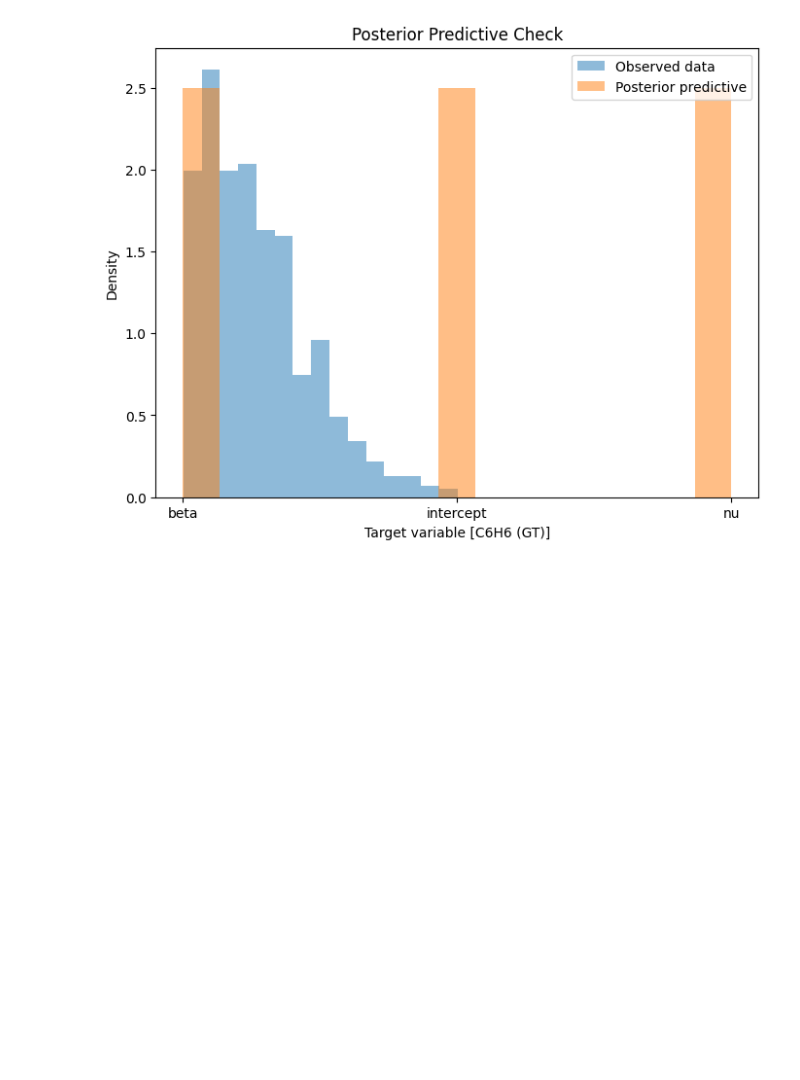
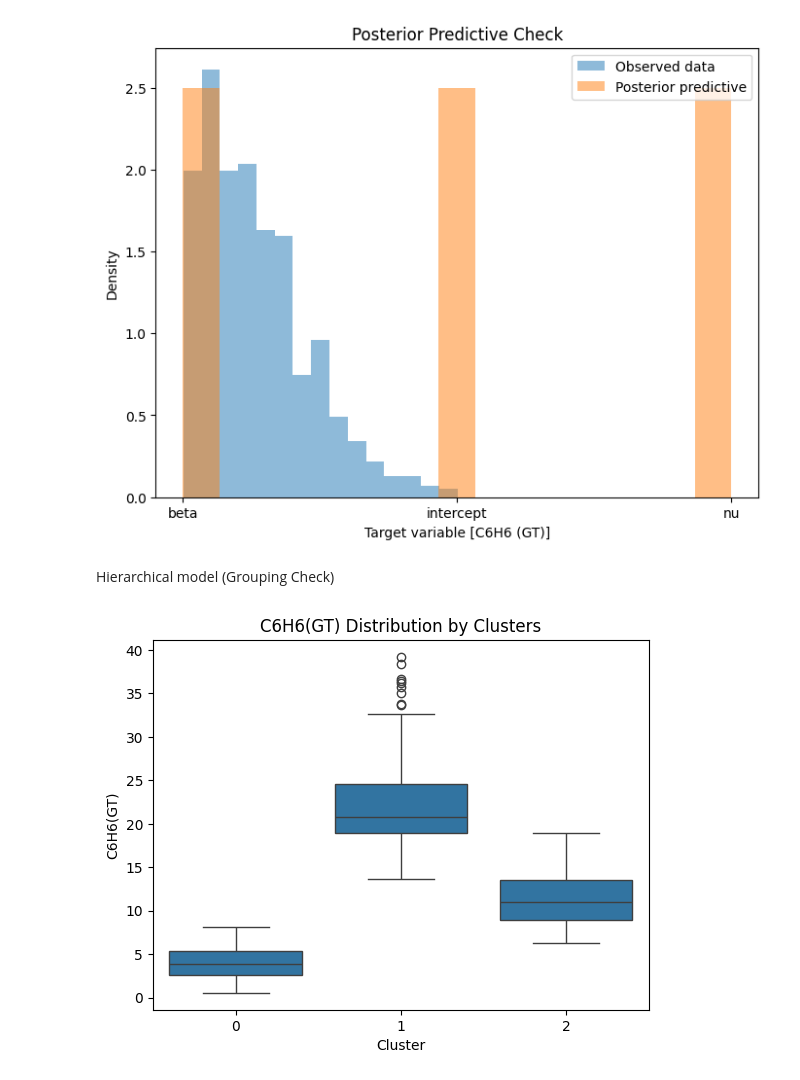
Before and after one commit to alcatraz47/Bayesian_Analysis_on_AQI, a Jupyter notebook: new_model_dev.ipynb, the cells around one changed output. Cells and saved outputs as stored; diff of their text form; code cells hidden in the pictures; blank space fills up the shorter version.

Commit message:
hierarchical model and linear model introduced

```diff
--- a/new_model_dev.ipynb
+++ b/new_model_dev.ipynb
@@ -235,3 +236,35 @@ Inference data with groups:
         > sample_stats
         > observed_data
 [figure]
+# %% [markdown]
+Hierarchical model (Grouping Check)
+# %%
+# Load the dataset
+data_path = os.path.join(os.path.dirname(os.path.dirname(os.getcwd())), "dataset")
+data = pd.read_excel(f"{data_path}/data_transformed.xlsx")
+# Drop the unnamed column as it is unnecessary for correlation analysis
+data = data.drop(columns=['Unnamed: 0'])
+# %%
+# Select relevant predictors for clustering (ignoring non-informative columns like 'Unnamed: 0')
+predictor_columns = ['CO(GT)', 'PT08.S1(CO)', 'NMHC(GT)', 'PT08.S2(NMHC)', 'NOx(GT)', 'PT08.S3(NOx)',
+                    'NO2(GT)', 'PT08.S4(NO2)', 'PT08.S5(O3)', 'T', 'RH', 'AH']
+
+# Standardize the predictor variables for clustering
+scaler = MinMaxScaler()
+scaled_features = scaler.fit_transform(data[predictor_columns])
+
+# Apply K-Means clustering to find natural groups in the data
+kmeans = KMeans(n_clusters=3, random_state=42)  # Choose 3 clusters as an example
+data['cluster'] = kmeans.fit_predict(scaled_features)
+
+# Visualize the distribution of the target variable within the clusters
+sns.boxplot(x='cluster', y='C6H6(GT)', data=data)
+plt.title("C6H6(GT) Distribution by Clusters")
+plt.xlabel("Cluster")
+plt.ylabel("C6H6(GT)")
+plt.show()
+
+# Summary statistics for each cluster
+cluster_summary = data.groupby("cluster")[predictor_columns + ['C6H6(GT)']].mean()
+# %% [output]
+[figure, added]
```
Also changed, not shown: parts of 14 cells of this notebook, 1 other file.
